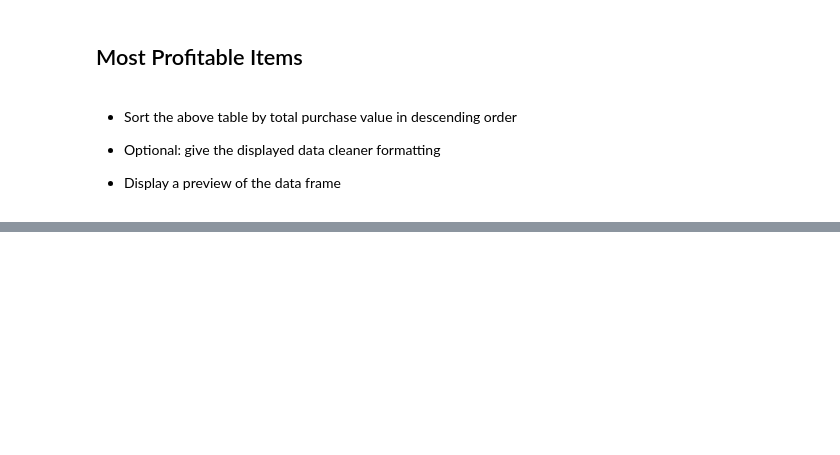
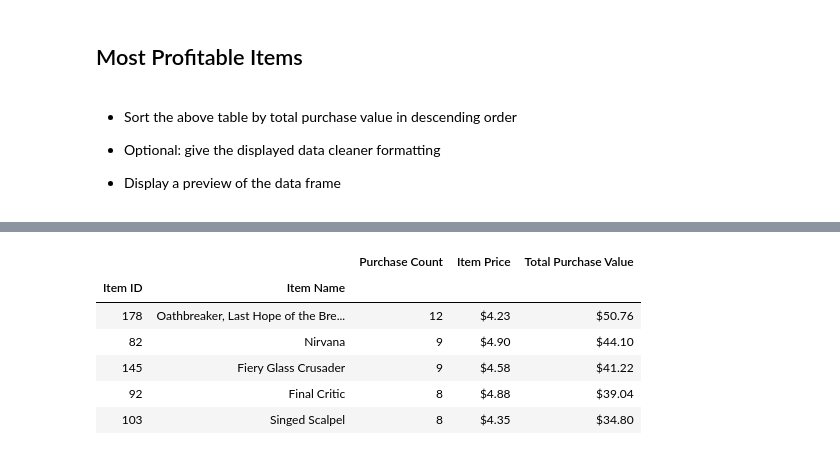
Before and after one commit to JonathanCornish/Pandas_Challenge, a Jupyter notebook: HeroesOfPymoli/HeroesOfPymoli_starter.ipynb, the cells around one changed output, grey strips where cells are left out. Cells and saved outputs as stored; diff of their text form; code cells hidden in the pictures; blank space fills up the shorter version.

```diff
--- a/HeroesOfPymoli/HeroesOfPymoli_starter.ipynb
+++ b/HeroesOfPymoli/HeroesOfPymoli_starter.ipynb
@@ -384,0 +409,29 @@ purch_analysis
+# %%
+# Create new data frame with the columns requested:
+items_df = purchase_data[["Item ID", "Item Name", "Price"]]
+
+# Group purchase data by Item Names & Item ID
+items = items_df.groupby(["Item ID","Item Name"])
+# why does the below show up so weird???
+# item_df.head()
+
+# Calculate the number of purchases for each item:
+item_total_purchases = items["Price"].count()
+
+# Calculate the value of the total purchases for each item:
+item_purchase_total = items["Price"].sum()
+
+# Calculate the price per item:
+item_price = item_purchase_total / item_total_purchases
+
+# Create data frame with the values calculated above:
+most_pop_items_df = pd.DataFrame({"Purchase Count": item_total_purchases,
+                             "Item Price": item_price,
+                             "Total Purchase Value": item_purchase_total})
+
+# Sort in descending order on Purchase Count to obtain top 5 most popular items in terms of number of purchases:
+formatted_items_df = most_pop_items_df.sort_values(["Purchase Count"], ascending=False).head()
+
+# Format with currency style
+formatted_items_df.style.format({"Item Price":"${:,.2f}",
+                                 "Total Purchase Value":"${:,.2f}"})
@@ -403,0 +456,13 @@ purch_analysis
+# %%
+# Sort in descending order on Total Purchase Value to obtain top 5 most popular items in terms of
+# total amount spent per item:
+reformatted_items_df = most_pop_items_df.sort_values(["Total Purchase Value"], ascending=False).head()
+reformatted_items_df
+# %% [output]
+|  |  | Purchase Count | Item Price | Total Purchase Value |
+| Item ID | Item Name |  |  |  |
+| 178 | Oathbreaker, Last Hope of the Bre... | 12 | $4.23 | $50.76 |
+| 82 | Nirvana | 9 | $4.90 | $44.10 |
+| 145 | Fiery Glass Crusader | 9 | $4.58 | $41.22 |
+| 92 | Final Critic | 8 | $4.88 | $39.04 |
+| 103 | Singed Scalpel | 8 | $4.35 | $34.80 |
```
Also changed, not shown: parts of 6 cells of this notebook.
